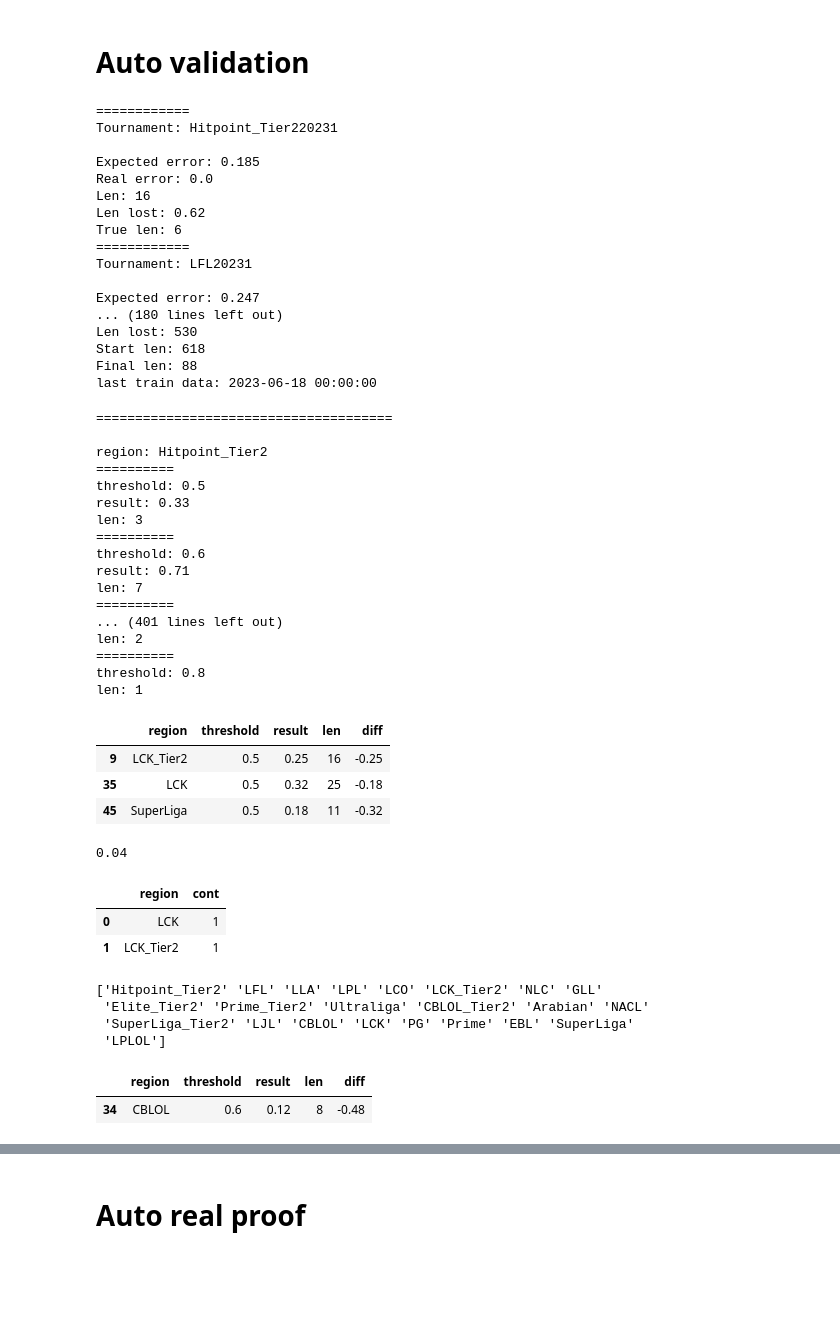
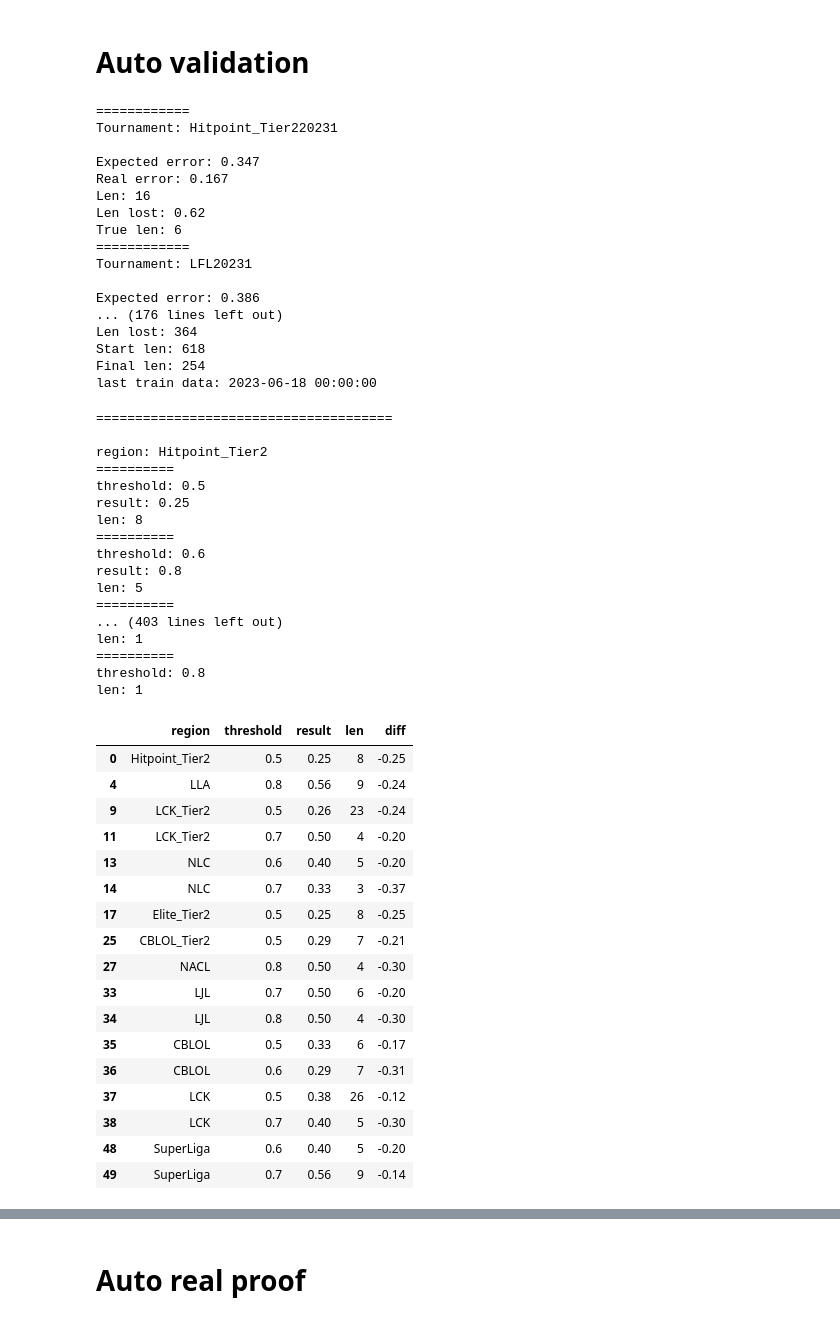
Before and after one commit to giuliano0s/league-bets-public, a Jupyter notebook: validation.ipynb, the cells around one changed output, grey strips where cells are left out. Cells and saved outputs as stored; diff of their text form; code cells hidden in the pictures; blank space fills up the shorter version.

```diff
--- a/validation.ipynb
+++ b/validation.ipynb
@@ -37,7 +37,7 @@ Utils.regions_stats.head()
 final_df = pd.DataFrame()
 regions_stats_proof = pd.DataFrame(columns=['region','error','len lost','len', 'true_len'])
 perc_val_df = pd.DataFrame(columns=['predicted','true'])
-Utils.logistic_threshold = 0.25
+Utils.logistic_threshold = 0.35
 final_len = 0
 
 for tournament in validation_df.tournamentId.unique():
@@ -69,7 +69,7 @@ for tournament in validation_df.tournamentId.unique():
 
     model_number = Utils.regions_stats[Utils.regions_stats.region == region_abrev].model.iloc[0]
 
-    metric, prediction = Utils.make_pred(model_number=model_number, xtrain=xtrain, ytrain=ytrain, xtest=xtest, ytest=ytest, reps=1)
+    metric, prediction, mean_diff = Utils.make_pred(model_number=model_number, xtrain=xtrain, ytrain=ytrain, xtest=xtest, ytest=ytest, reps=1)
     true_len = round(len(ytest)*abs(Utils.len_lost-1))
 
     df_to_concat = pd.DataFrame([prediction, ytest]).transpose()
@@ -113,19 +113,19 @@ print(f'last train data: {Model.last_game_date}')
 ============
 Tournament: Hitpoint_Tier220231
 
-Expected error: 0.185
-Real error: 0.0
+Expected error: 0.347
+Real error: 0.167
 Len: 16
 Len lost: 0.62
 True len: 6
 ============
 Tournament: LFL20231
 
-Expected error: 0.247
-... (180 lines left out)
-Len lost: 530
+Expected error: 0.386
+... (176 lines left out)
+Len lost: 364
 Start len: 618
-Final len: 88
+Final len: 254
 last train data: 2023-06-18 00:00:00
 # %%
 perc_val_result_df = pd.DataFrame()
@@ -155,43 +155,36 @@ perc_val_result_df['diff'] = perc_val_result_df['result'] - perc_val_result_df['
 region: Hitpoint_Tier2
 ==========
 threshold: 0.5
-result: 0.33
-len: 3
+result: 0.25
+len: 8
 ==========
 threshold: 0.6
-result: 0.71
-len: 7
+result: 0.8
+len: 5
 ==========
-... (401 lines left out)
-len: 2
+... (403 lines left out)
+len: 1
 ==========
 threshold: 0.8
 len: 1
 # %%
-perc_val_result_df[(perc_val_result_df['diff']<-0.1) & (perc_val_result_df['len']>10)]
+perc_val_result_df[(perc_val_result_df['diff']<-0.1)]
 # %% [output]
 |  | region | threshold | result | len | diff |
-| 9 | LCK_Tier2 | 0.5 | 0.25 | 16 | -0.25 |
-| 35 | LCK | 0.5 | 0.32 | 25 | -0.18 |
-| 45 | SuperLiga | 0.5 | 0.18 | 11 | -0.32 |
+| 0 | Hitpoint_Tier2 | 0.5 | 0.25 | 8 | -0.25 |
+| 4 | LLA | 0.8 | 0.56 | 9 | -0.24 |
+| 9 | LCK_Tier2 | 0.5 | 0.26 | 23 | -0.24 |
+| 11 | LCK_Tier2 | 0.7 | 0.50 | 4 | -0.20 |
+| 13 | NLC | 0.6 | 0.40 | 5 | -0.20 |
+| 14 | NLC | 0.7 | 0.33 | 3 | -0.37 |
+| 17 | Elite_Tier2 | 0.5 | 0.25 | 8 | -0.25 |
+| 25 | CBLOL_Tier2 | 0.5 | 0.29 | 7 | -0.21 |
+| 27 | NACL | 0.8 | 0.50 | 4 | -0.30 |
+| 33 | LJL | 0.7 | 0.50 | 6 | -0.20 |
+| 34 | LJL | 0.8 | 0.50 | 4 | -0.30 |
+| 35 | CBLOL | 0.5 | 0.33 | 6 | -0.17 |
+| 36 | CBLOL | 0.6 | 0.29 | 7 | -0.31 |
+| 37 | LCK | 0.5 | 0.38 | 26 | -0.12 |
+| 38 | LCK | 0.7 | 0.40 | 5 | -0.30 |
+| 48 | SuperLiga | 0.6 | 0.40 | 5 | -0.20 |
+| 49 | SuperLiga | 0.7 | 0.56 | 9 | -0.14 |
-# %%
-bad_diffs = perc_val_result_df[(perc_val_result_df['diff']<-0.1)
-                               & (perc_val_result_df['len']>15)]
-print(len(bad_diffs)/len(perc_val_result_df))
-bad_diffs['cont'] = 1
-bad_diffs.groupby(by='region',as_index=False)['cont'].sum()
-# %% [output]
-0.04
-|  | region | cont |
-| 0 | LCK | 1 |
-| 1 | LCK_Tier2 | 1 |
-# %%
-print(perc_val_result_df.region.unique())
-perc_val_result_df[perc_val_result_df['region']=='CBLOL']
-# %% [output]
-['Hitpoint_Tier2' 'LFL' 'LLA' 'LPL' 'LCO' 'LCK_Tier2' 'NLC' 'GLL'
- 'Elite_Tier2' 'Prime_Tier2' 'Ultraliga' 'CBLOL_Tier2' 'Arabian' 'NACL'
- 'SuperLiga_Tier2' 'LJL' 'CBLOL' 'LCK' 'PG' 'Prime' 'EBL' 'SuperLiga'
- 'LPLOL']
-|  | region | threshold | result | len | diff |
-| 34 | CBLOL | 0.6 | 0.12 | 8 | -0.48 |
```
Also changed, not shown: parts of 11 cells of this notebook, 6 other files.
